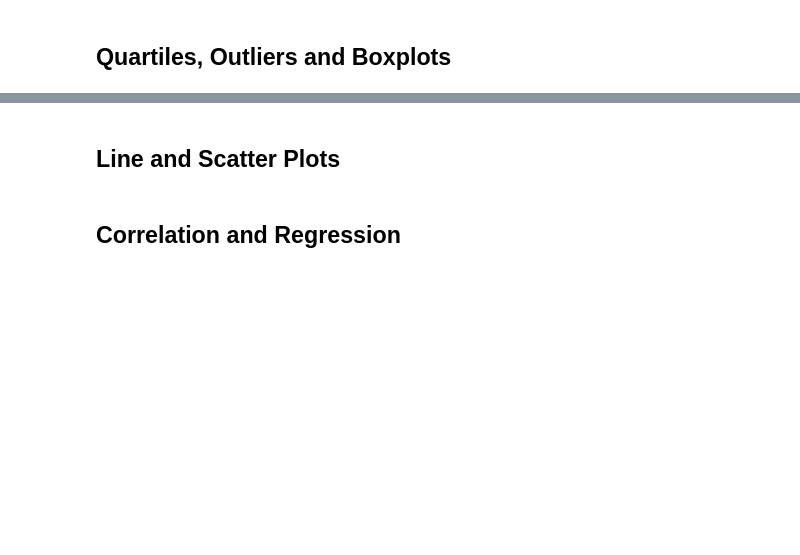
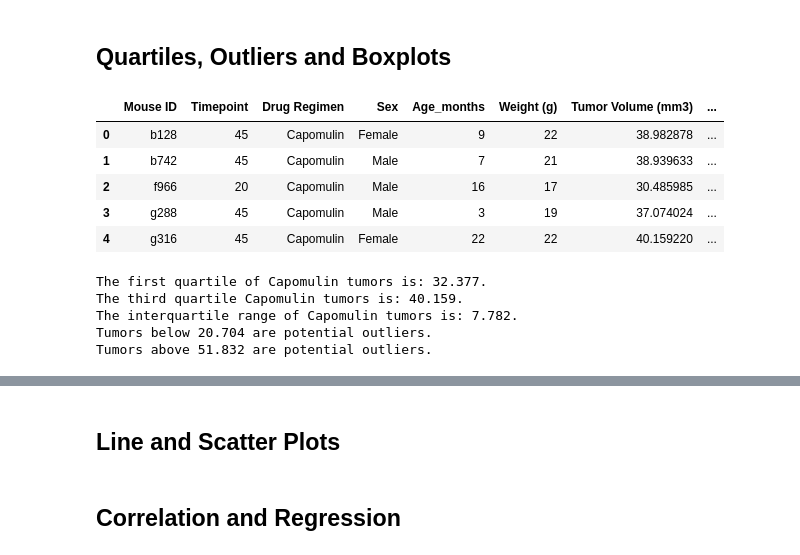
Before and after one commit to nadiaaldrich/matplotlib-challenge, a Jupyter notebook: Resources/Pymaceuticals/pymaceuticals_starter.ipynb, the cells around one changed output, grey strips where cells are left out. Cells and saved outputs as stored; diff of their text form; code cells hidden in the pictures; blank space fills up the shorter version.

```diff
--- a/Resources/Pymaceuticals/pymaceuticals_starter.ipynb
+++ b/Resources/Pymaceuticals/pymaceuticals_starter.ipynb
@@ -236,8 +259,23 @@ plt.show()
 # %%
 # Calculate the final tumor volume of each mouse across four of the treatment regimens:
 # Capomulin, Ramicane, Infubinol, and Ceftamin
 
+cap_df = merged_data.loc[merged_data["Drug Regimen"]=="Capomulin",:]
+ram_df = merged_data.loc[merged_data["Drug Regimen"]=="Ramicane",:]
+inf_df = merged_data.loc[merged_data["Drug Regimen"]=="Infubinol",:]
+ceft_df = merged_data.loc[merged_data["Drug Regimen"]=="Ceftamin",:]
+
 # Start by getting the last (greatest) timepoint for each mouse
+# Merge this group df with the original dataframe to get the tumor volume at the last timepoint
 
-
-# Merge this group df with the original dataframe to get the tumor volume at the last timepoint
+cap_last = cap_df.groupby("Mouse ID").max()["Timepoint"]
+cap_vol = pd.DataFrame(cap_last)
+cap_merge = pd.merge(cap_vol, merged_data, on = ("Mouse ID", "Timepoint"), how="left")
+cap_merge.head()
+# %% [output]
+|  | Mouse ID | Timepoint | Drug Regimen | Sex | Age_months | Weight (g) | Tumor Volume (mm3) | ... |
+| 0 | b128 | 45 | Capomulin | Female | 9 | 22 | 38.982878 | ... |
+| 1 | b742 | 45 | Capomulin | Male | 7 | 21 | 38.939633 | ... |
+| 2 | f966 | 20 | Capomulin | Male | 16 | 17 | 30.485985 | ... |
+| 3 | g288 | 45 | Capomulin | Male | 3 | 19 | 37.074024 | ... |
+| 4 | g316 | 45 | Capomulin | Female | 22 | 22 | 40.159220 | ... |
@@ -260,0 +282,25 @@ plt.show()
+# %%
+cap_tumors = cap_merge["Tumor Volume (mm3)"]
+
+quartiles = cap_tumors.quantile([.25, .5, .75])
+q1 = round(quartiles[0.25], 3)
+q3 = round(quartiles[0.75], 3)
+iqr= round(q3-q1, 3)
+
+print(f"The first quartile of Capomulin tumors is: {q1}.")
+print(f"The third quartile Capomulin tumors is: {q3}.")
+print(f"The interquartile range of Capomulin tumors is: {iqr}.")
+
+#outlier boundaries
+
+low_bound = q1 - (1.5*iqr)
+upper_bound = q3 + (1.5*iqr)
+
+print(f"Tumors below {low_bound} are potential outliers.")
+print(f"Tumors above {upper_bound} are potential outliers.")
+# %% [output]
+The first quartile of Capomulin tumors is: 32.377.
+The third quartile Capomulin tumors is: 40.159.
+The interquartile range of Capomulin tumors is: 7.782.
+Tumors below 20.704 are potential outliers.
+Tumors above 51.832 are potential outliers.
```
Also changed, not shown: parts of 10 cells of this notebook.
